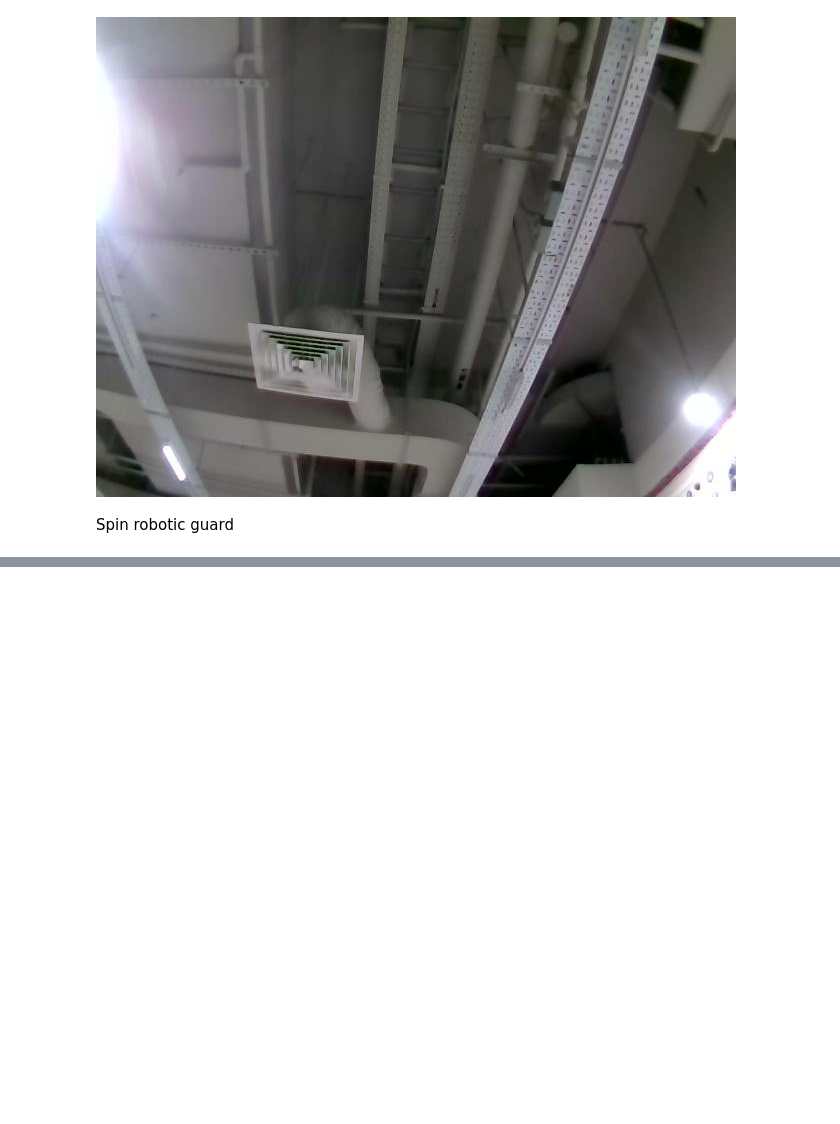
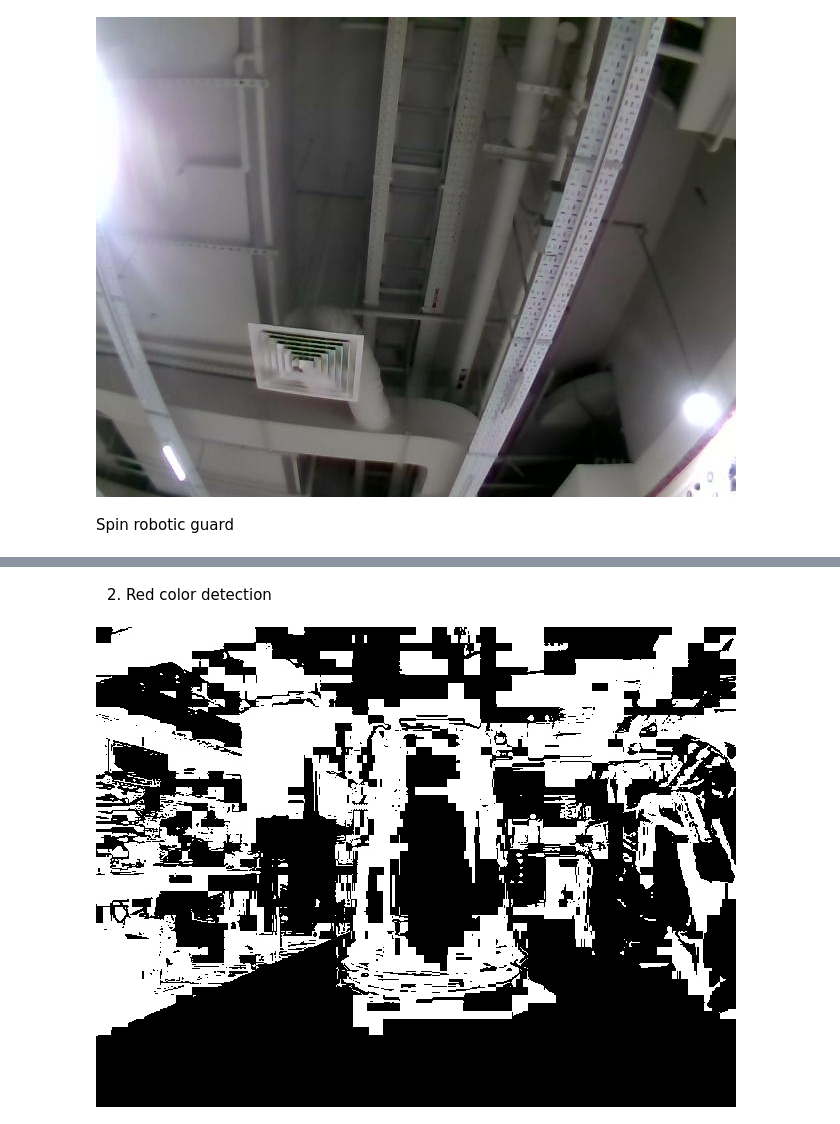
Before and after one commit to MichOng00/TTA-Projects, a Jupyter notebook: L4T1 - Chatbot/L4T2_sub.ipynb, the cells around one changed output, grey strips where cells are left out. Saved outputs shown, nothing was run; the diff lists cells and outputs as text; code cells hidden in the pictures; blank space fills up the shorter version.

```diff
--- a/L4T1 - Chatbot/L4T2_sub.ipynb
+++ b/L4T1 - Chatbot/L4T2_sub.ipynb
@@ -115,0 +154,26 @@ got.play_audio_tts("gotcha, ha ha", 0, False)
+# %% [markdown]
+2. Red color detection
+# %%
+got.open_camera()
+picture = got.read_camera_data()
+if picture is None: # ugot didn't send camera data
+    raise Exception("No camera data found.")
+
+picture = np.frombuffer(picture, np.uint8)
+picture_bgr = cv2.imdecode(picture,cv2.IMREAD_COLOR)
+
+# convert to HSV
+picture_hsv = cv2.cvtColor(picture_bgr, cv2.COLOR_BGR2HSV)
+
+# detect the red color
+lower_red = np.array([10, 20, 20])
+upper_red = np.array([180, 255, 255])
+
+# create a mask
+mask = cv2.inRange(picture_hsv, lower_red, upper_red) # source, lower bound, upper bound
+
+# show the image
+ok, mask = cv2.imencode(".jpg", mask)
+display(Image(mask.tobytes()))
+# %% [output]
+[figure, added]
```
Also changed, not shown: parts of 5 cells of this notebook, 16 other files.
